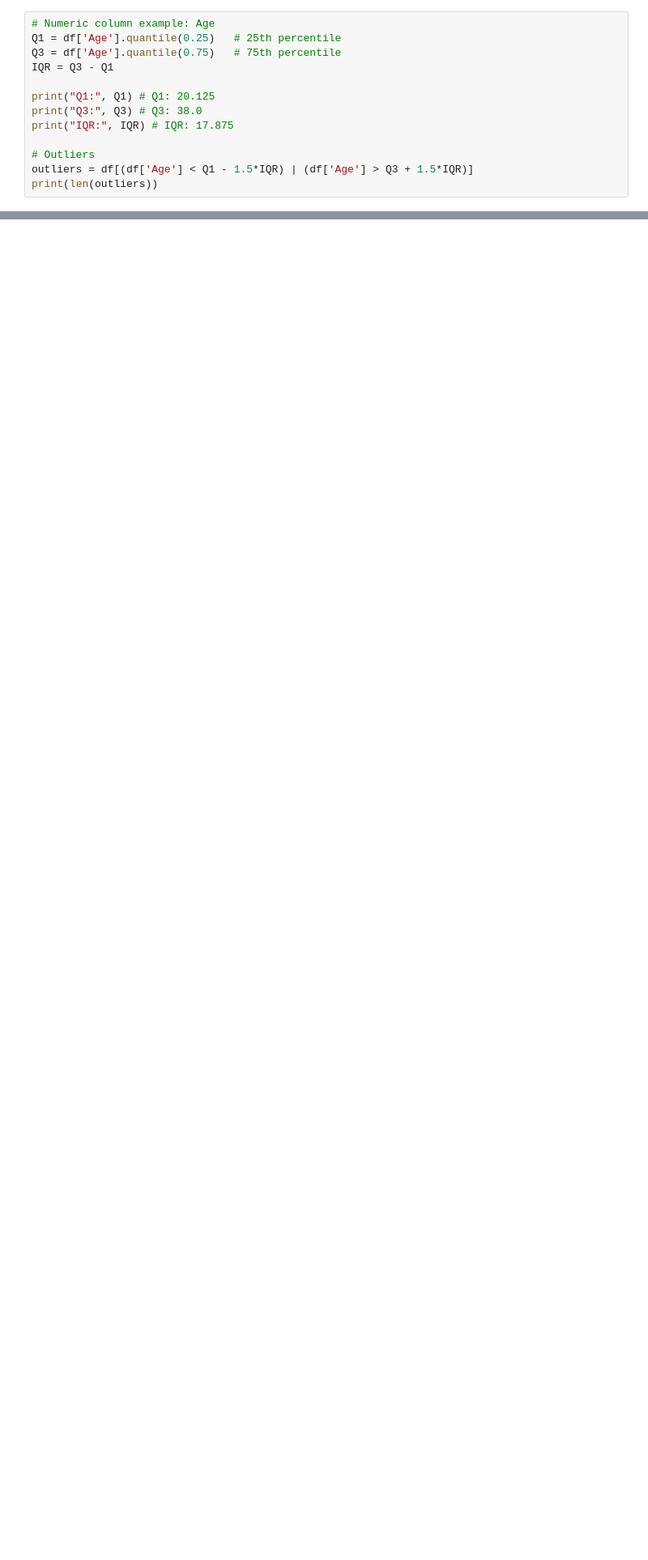
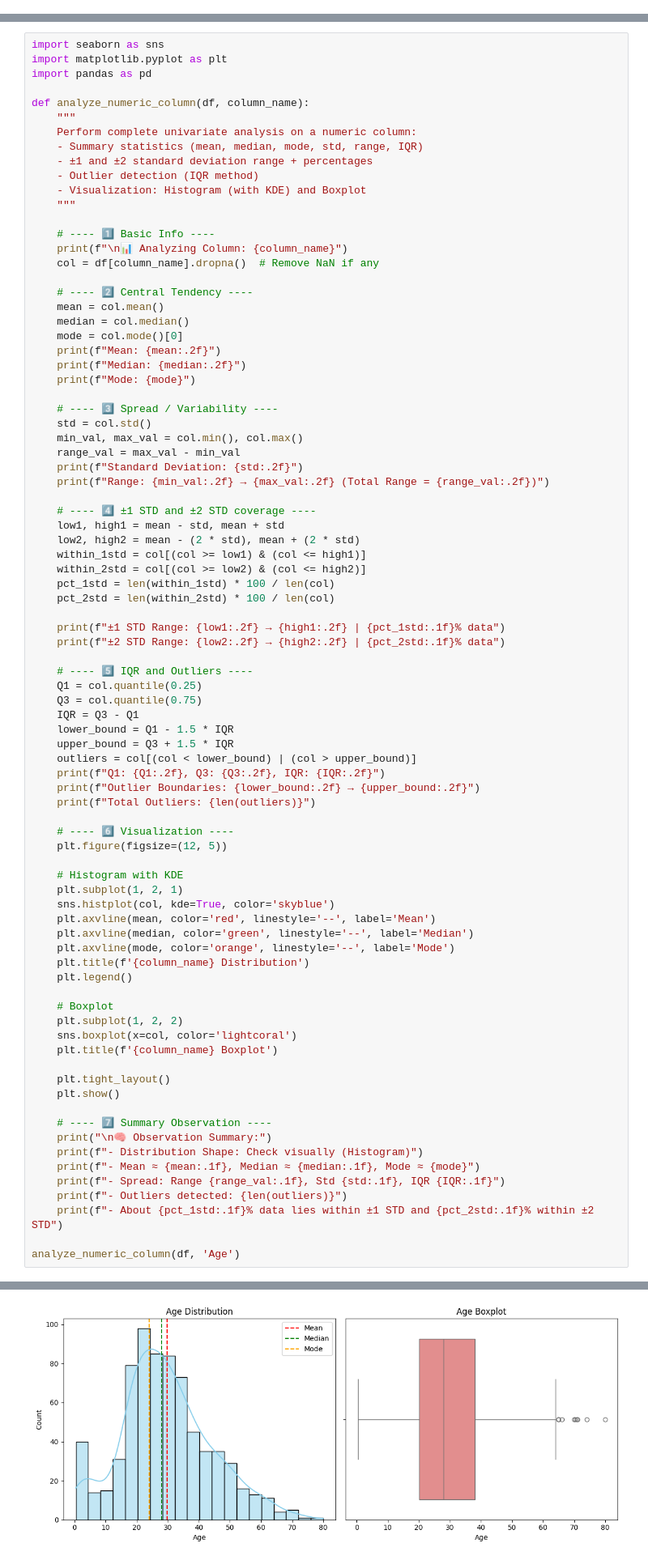
Before and after one commit to Faisal-Zamir/EDA-Reports, a Jupyter notebook: Titanic/EDA_Titanic.ipynb, the cells around one changed output, grey strips where cells are left out. Shown at 81% size. Cells and saved outputs as stored; diff of their text form; blank space fills up the shorter version.

```diff
--- a/Titanic/EDA_Titanic.ipynb
+++ b/Titanic/EDA_Titanic.ipynb
@@ -215,13 +126,0 @@ Observation:
-# %%
-# Numeric column example: Age
-Q1 = df['Age'].quantile(0.25)   # 25th percentile
-Q3 = df['Age'].quantile(0.75)   # 75th percentile
-IQR = Q3 - Q1
-
-print("Q1:", Q1) # Q1: 20.125
-print("Q3:", Q3) # Q3: 38.0
-print("IQR:", IQR) # IQR: 17.875
-
-# Outliers
-outliers = df[(df['Age'] < Q1 - 1.5*IQR) | (df['Age'] > Q3 + 1.5*IQR)]
-print(len(outliers))
@@ -254,0 +127,85 @@ print(mode_age)
+# %%
+import seaborn as sns
+import matplotlib.pyplot as plt
+import pandas as pd
+
+def analyze_numeric_column(df, column_name):
+    """
+    Perform complete univariate analysis on a numeric column:
+    - Summary statistics (mean, median, mode, std, range, IQR)
+    - ±1 and ±2 standard deviation range + percentages
+    - Outlier detection (IQR method)
+    - Visualization: Histogram (with KDE) and Boxplot
+    """
+
+    # ---- 1️⃣ Basic Info ----
+    print(f"\n📊 Analyzing Column: {column_name}")
+    col = df[column_name].dropna()  # Remove NaN if any
+
+    # ---- 2️⃣ Central Tendency ----
+    mean = col.mean()
+    median = col.median()
+    mode = col.mode()[0]
+    print(f"Mean: {mean:.2f}")
+    print(f"Median: {median:.2f}")
+    print(f"Mode: {mode}")
+
+    # ---- 3️⃣ Spread / Variability ----
+    std = col.std()
+    min_val, max_val = col.min(), col.max()
+    range_val = max_val - min_val
+    print(f"Standard Deviation: {std:.2f}")
+    print(f"Range: {min_val:.2f} → {max_val:.2f} (Total Range = {range_val:.2f})")
+
+    # ---- 4️⃣ ±1 STD and ±2 STD coverage ----
+    low1, high1 = mean - std, mean + std
+    low2, high2 = mean - (2 * std), mean + (2 * std)
+    within_1std = col[(col >= low1) & (col <= high1)]
+    within_2std = col[(col >= low2) & (col <= high2)]
+    pct_1std = len(within_1std) * 100 / len(col)
+    pct_2std = len(within_2std) * 100 / len(col)
+
+    print(f"±1 STD Range: {low1:.2f} → {high1:.2f} | {pct_1std:.1f}% data")
+    print(f"±2 STD Range: {low2:.2f} → {high2:.2f} | {pct_2std:.1f}% data")
+
+    # ---- 5️⃣ IQR and Outliers ----
+    Q1 = col.quantile(0.25)
+    Q3 = col.quantile(0.75)
+    IQR = Q3 - Q1
+    lower_bound = Q1 - 1.5 * IQR
+    upper_bound = Q3 + 1.5 * IQR
+    outliers = col[(col < lower_bound) | (col > upper_bound)]
+    print(f"Q1: {Q1:.2f}, Q3: {Q3:.2f}, IQR: {IQR:.2f}")
+    print(f"Outlier Boundaries: {lower_bound:.2f} → {upper_bound:.2f}")
+    print(f"Total Outliers: {len(outliers)}")
+
+    # ---- 6️⃣ Visualization ----
+    plt.figure(figsize=(12, 5))
+
+    # Histogram with KDE
+    plt.subplot(1, 2, 1)
+    sns.histplot(col, kde=True, color='skyblue')
+    plt.axvline(mean, color='red', linestyle='--', label='Mean')
+    plt.axvline(median, color='green', linestyle='--', label='Median')
+    plt.axvline(mode, color='orange', linestyle='--', label='Mode')
+    plt.title(f'{column_name} Distribution')
+    plt.legend()
+
+    # Boxplot
+    plt.subplot(1, 2, 2)
+    sns.boxplot(x=col, color='lightcoral')
+    plt.title(f'{column_name} Boxplot')
+
+    plt.tight_layout()
+    plt.show()
+
+    # ---- 7️⃣ Summary Observation ----
+    print("\n🧠 Observation Summary:")
+    print(f"- Distribution Shape: Check visually (Histogram)")
+    print(f"- Mean ≈ {mean:.1f}, Median ≈ {median:.1f}, Mode ≈ {mode}")
+    print(f"- Spread: Range {range_val:.1f}, Std {std:.1f}, IQR {IQR:.1f}")
+    print(f"- Outliers detected: {len(outliers)}")
+    print(f"- About {pct_1std:.1f}% data lies within ±1 STD and {pct_2std:.1f}% within ±2 STD")
+
+analyze_numeric_column(df, 'Age')
+# %% [output]
@@ -254,0 +223 @@ print(mode_age)
+[figure, added]
```
Also changed, not shown: parts of 24 cells of this notebook.
